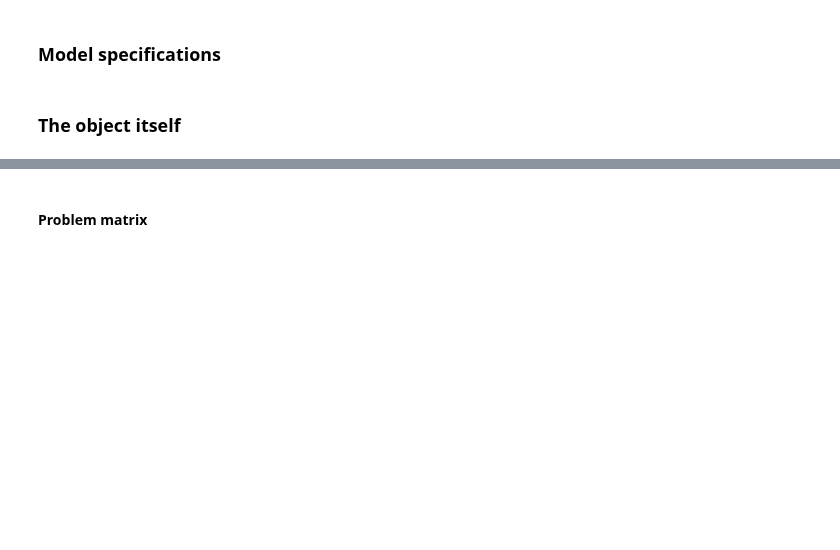
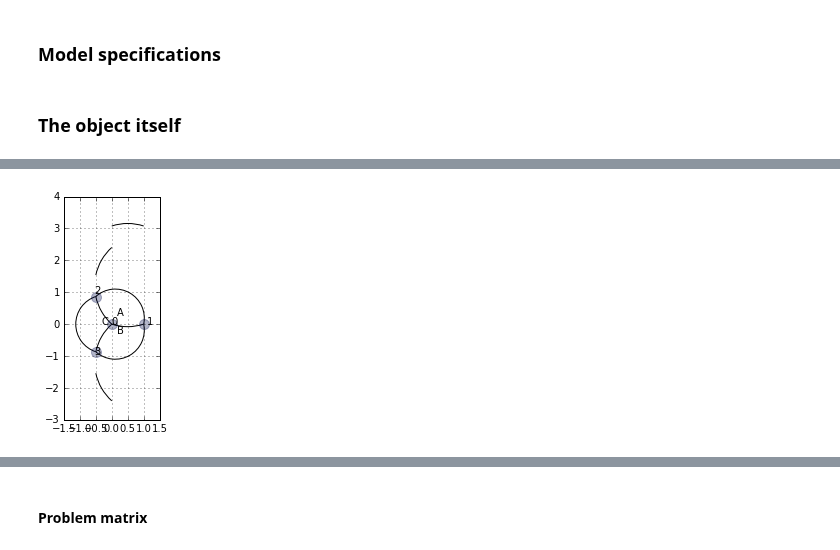
Before and after one commit to glyg/notebooks, a Jupyter notebook: tyssue/Rheology/Equations.ipynb, the cells around one changed output, grey strips where cells are left out. Cells and saved outputs as stored; diff of their text form; code cells hidden in the pictures; blank space fills up the shorter version.

Commit message:
WIP rheology, view working

```diff
--- a/tyssue/Rheology/Equations.ipynb
+++ b/tyssue/Rheology/Equations.ipynb
@@ -271,0 +321,20 @@ for fidx, f in sheet.face_df.iterrows():
+# %%
+sheet.edge_df.loc[sheet.free_edges, 'arc_chord_angle'] = 0.8 * np.pi / 2
+sheet.edge_df.loc[sheet.full_edges, 'arc_chord_angle'] = 0.2 * np.pi / 2
+sheet.edge_df.loc[sheet.opp_edges, 'arc_chord_angle'] = -0.2 * np.pi / 2
+
+def _update_curv(sheet):
+    sheet.edge_df['arc_length'] = (sheet.edge_df['length']
+                                   / np.sinc(sheet.edge_df['arc_chord_angle']/np.pi))
+
+    sheet.edge_df['curvature'] = 2 * (sheet.edge_df['arc_chord_angle']
+                                      / sheet.edge_df['arc_length'])
+    sheet.edge_df['chord_orient'] = np.arctan2(sheet.edge_df['dy'],
+                                               sheet.edge_df['dx'])
+
+
+
+_update_curv(sheet)
+
+# update the geometry again
+geom.update_all(sheet)
@@ -271,0 +343,74 @@ for fidx, f in sheet.face_df.iterrows():
+# %%
+from matplotlib.collections import PatchCollection
+from matplotlib.patches import Arc
+
+
+def get_arc_centers(sheet):
+
+    srce_pos = sheet.upcast_srce(sheet.vert_df[sheet.coords])
+    trgt_pos = sheet.upcast_trgt(sheet.vert_df[sheet.coords])
+
+    radius = 1 / sheet.edge_df['curvature']
+
+    e_x = sheet.edge_df['dx'] / sheet.edge_df['length']
+    e_y = sheet.edge_df['dy'] / sheet.edge_df['length']
+
+    center_x = ((srce_pos.x + trgt_pos.x)/2
+                - e_y #* np.sign(radius)
+                * (radius - sheet.edge_df['sagitta']))
+
+    center_y = ((srce_pos.y + trgt_pos.y)/2
+                + e_x  #* np.sign(radius)
+                * (radius - sheet.edge_df['sagitta']))
+
+    alpha = sheet.edge_df['arc_chord_angle']
+    beta = sheet.edge_df['chord_orient']
+
+    #theta1 = - np.abs(alpha) + beta - np.pi/2
+    #theta2 = np.abs(alpha) + beta - np.pi/2
+
+    theta1 = np.sign(alpha) * (-alpha - np.pi/2) + beta
+    theta2 = np.sign(alpha) * (alpha - np.pi/2) + beta
+
+    center_data = pd.DataFrame.from_dict({
+            'R': radius,
+            'x': center_x,
+            'y': center_y,
+            'theta1': theta1,
+            'theta2': theta2
+            })
+    return center_data
+
+
+def curved_view(sheet):
+
+    center_data = get_arc_centers(sheet)
+    fig, ax = sheet_view(sheet, **{'edge': {'visible':False}})
+
+    curves = []
+    #for idx, edge in center_data.loc[sheet.full_and_free].iterrows():
+    for idx, edge in center_data.iterrows():
+        patch = Arc(edge[['x', 'y']],
+                    2*np.abs(edge['R']),
+                    2*np.abs(edge['R']),
+                    theta1=edge['theta1']*180/np.pi,
+                    theta2=edge['theta2']*180/np.pi)
+        curves.append(patch)
+        #break
+
+    ax.add_collection(PatchCollection(curves, False,
+                                      **{'facecolors':'none'}))
+    ax.autoscale()
+    return fig, ax
+
+fig, ax = curved_view(sheet)
+
+# add some info on the plots
+
+for (fidx, f), letter in zip(sheet.face_df.iterrows(), 'ABC'):
+    ax.text(f.x, f.y, letter)
+
+for vidx, v in sheet.vert_df.iterrows():
+    ax.text(v.x * 1.1, v.y * 1.1, str(vidx))
+# %% [output]
+[figure, added]
```
Also changed, not shown: parts of 39 cells of this notebook.
